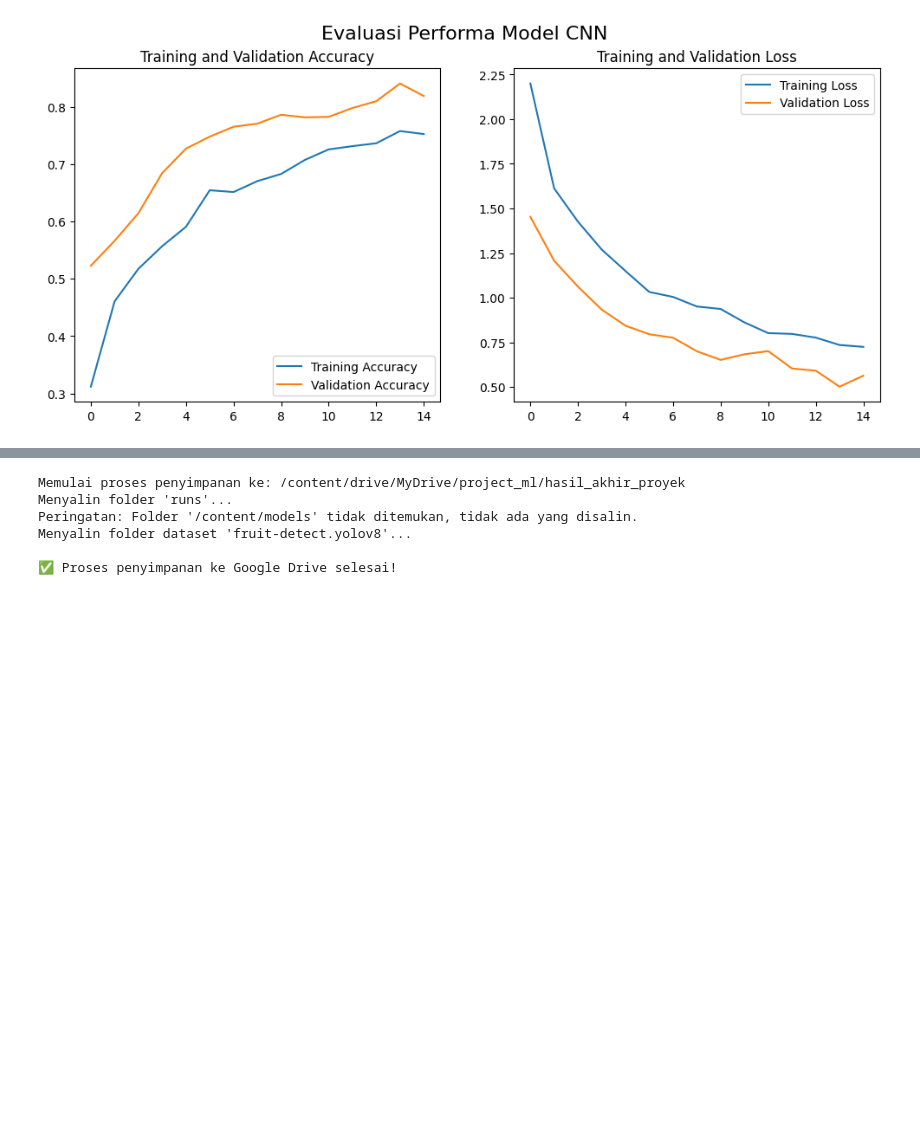
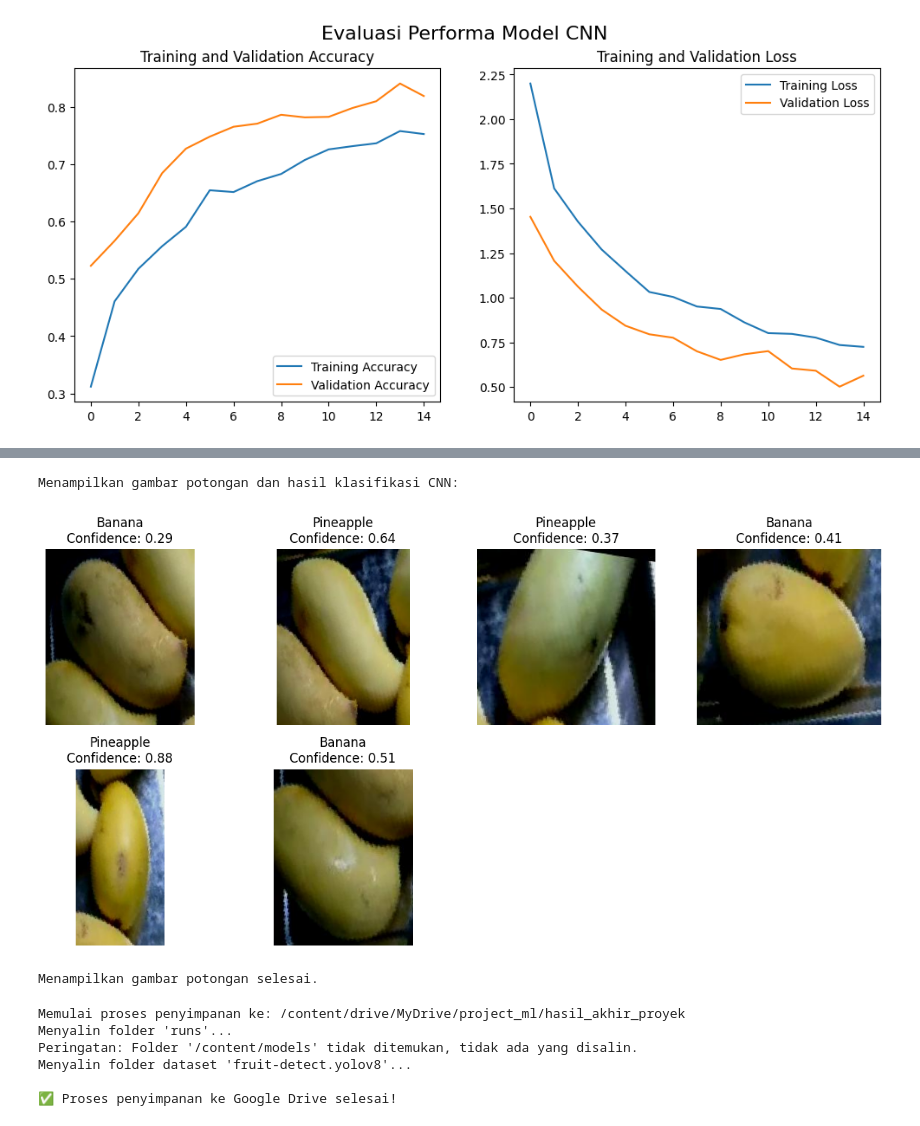
Before and after one commit to hnf71z/tubes_AI, a Jupyter notebook: 4_33_23_1_09_Hanif_Abdusy_Syakur_TUBESAI.ipynb, the cells around one changed output, grey strips where cells are left out. Cells and saved outputs as stored; diff of their text form; code cells hidden in the pictures; blank space fills up the shorter version.

```diff
--- a/4_33_23_1_09_Hanif_Abdusy_Syakur_TUBESAI.ipynb
+++ b/4_33_23_1_09_Hanif_Abdusy_Syakur_TUBESAI.ipynb
@@ -360,3 +433,68 @@ plt.show()
+# %%
+# Menampilkan Gambar Potongan dan Hasil Analisis CNN
+
+print("Menampilkan gambar potongan dan hasil klasifikasi CNN:")
+
+import cv2
+import matplotlib.pyplot as plt
+import numpy as np
+
+# Pastikan gambar asli dan hasil klasifikasi tersedia
+if 'image' in locals() and image is not None and \
+   'results_with_cnn_labels' in locals() and results_with_cnn_labels and \
+   'class_names' in locals() and class_names is not None:
+
+    # Tentukan layout grid untuk menampilkan gambar potongan
+    num_detections = len(results_with_cnn_labels)
+    if num_detections == 0:
+        print("Tidak ada objek yang terdeteksi untuk ditampilkan.")
+    else:
+        # Hitung jumlah baris dan kolom untuk subplot
+        n_cols = min(4, num_detections) # Maksimal 4 kolom
+        n_rows = (num_detections + n_cols - 1) // n_cols
+
+        plt.figure(figsize=(n_cols * 3, n_rows * 3)) # Sesuaikan ukuran figure
+
+        # Iterasi melalui setiap hasil deteksi dengan label CNN
+        for i, result in enumerate(results_with_cnn_labels):
+            x1, y1, x2, y2 = result['box']
+            cnn_label = result['cnn_label']
+            confidence_cnn = result['confidence_cnn']
+
+            # Memotong Gambar Objek
+            # Pastikan koordinat bounding box valid
+            x1 = max(0, x1)
+            y1 = max(0, y1)
+            x2 = min(image.shape[1], x2)
+            y2 = min(image.shape[0], y2)
+
+            cropped_img = image[y1:y2, x1:x2]
+
+            # Periksa apakah potongan gambar tidak kosong sebelum menampilkan
+            if cropped_img.shape[0] > 0 and cropped_img.shape[1] > 0:
+                # Konversi potongan gambar dari BGR ke RGB untuk ditampilkan
+                cropped_img_rgb = cv2.cvtColor(cropped_img, cv2.COLOR_BGR2RGB)
+
+                # Tambahkan subplot
+                ax = plt.subplot(n_rows, n_cols, i + 1)
+                plt.imshow(cropped_img_rgb)
+                plt.title(f"{cnn_label}\nConfidence: {confidence_cnn:.2f}")
+                plt.axis("off")
+            else:
+                 print(f"Peringatan: Potongan gambar kosong untuk bounding box {result['box']}. Tidak ditampilkan.")
+
+
+        plt.tight_layout() # Sesuaikan layout agar tidak tumpang tindih
+        plt.show()
+
+    print("Menampilkan gambar potongan selesai.")
+
+else:
+    print("Gambar asli atau hasil klasifikasi belum tersedia. Harap pastikan sel-sel sebelumnya sudah dijalankan (Load Image dan Crop & Classify).")
+# %% [output]
+Menampilkan gambar potongan dan hasil klasifikasi CNN:
+[figure, added]
+Menampilkan gambar potongan selesai.
 # %%
 # 5. Salin semua hasil PENTING KEMBALI ke Google Drive untuk disimpan permanen
 print("Menyimpan hasil training kembali ke Google Drive...")
```
Also changed, not shown: parts of 1 cell of this notebook.
